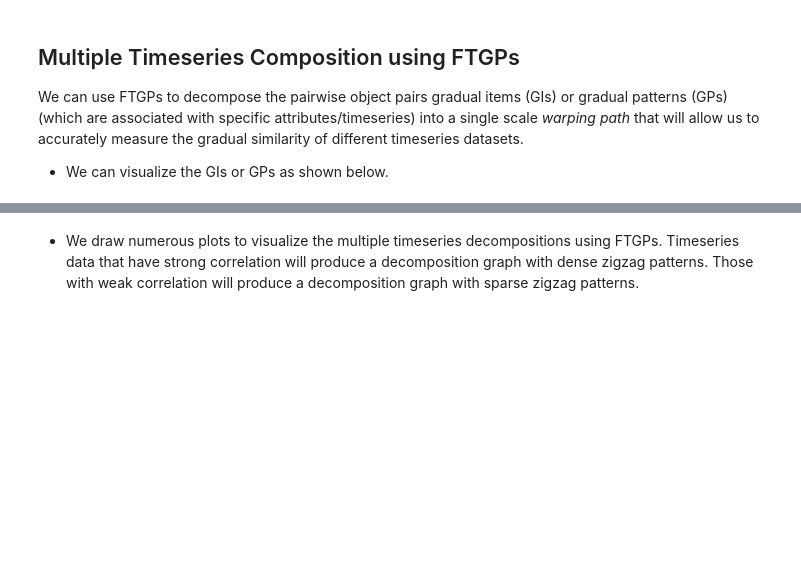
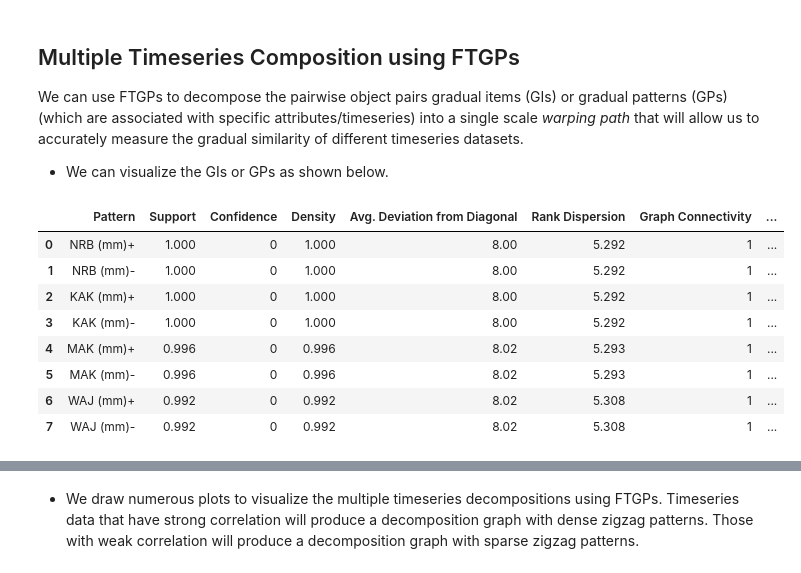
Before and after one commit to owuordickson/t-graank, a Jupyter notebook: analysis/ftgp_composition.ipynb, the cells around one changed output, grey strips where cells are left out. Cells and saved outputs as stored; diff of their text form; code cells hidden in the pictures; blank space fills up the shorter version.

```diff
--- a/analysis/ftgp_composition.ipynb
+++ b/analysis/ftgp_composition.ipynb
@@ -125 +156,27 @@ evi_warping_set = evi_grad.mining_engine.warping_set
+# %%
+lst_rows = []
+for gi_str in list(rain_warping_set.keys()):
+    gp = GP()
+    gi = GI.from_string(gi_str)
+    col_name = f"{rain_grad.mining_engine.titles[gi.attribute_col]}{gi.symbol}"
+    gp.add_gradual_item(gi)
+    gp.support = rain_grad.mining_engine.valid_bins[gi_str].support
+    gp.confidence = rain_grad.mining_engine.valid_bins[gi_str].confidence
+    gp.compute_descriptors(rain_warping_set[gi_str], rain_grad.mining_engine.row_count)
+    temp_row = gp.get_computed_descriptors(descriptor_title=True)
+    temp_row.append("{'Pattern': "+col_name+"}")
+    lst_rows.append(temp_row)
+    #print(f"{temp_row}\n")
+gi_rain_df = create_df(lst_rows)
+gi_rain_df
+# %% [output]
+|  | Pattern | Support | Confidence | Density | Avg. Deviation from Diagonal | Rank Dispersion | Graph Connectivity | ... |
+| 0 | NRB (mm)+ | 1.000 | 0 | 1.000 | 8.00 | 5.292 | 1 | ... |
+| 1 | NRB (mm)- | 1.000 | 0 | 1.000 | 8.00 | 5.292 | 1 | ... |
+| 2 | KAK (mm)+ | 1.000 | 0 | 1.000 | 8.00 | 5.292 | 1 | ... |
+| 3 | KAK (mm)- | 1.000 | 0 | 1.000 | 8.00 | 5.292 | 1 | ... |
+| 4 | MAK (mm)+ | 0.996 | 0 | 0.996 | 8.02 | 5.293 | 1 | ... |
+| 5 | MAK (mm)- | 0.996 | 0 | 0.996 | 8.02 | 5.293 | 1 | ... |
+| 6 | WAJ (mm)+ | 0.992 | 0 | 0.992 | 8.02 | 5.308 | 1 | ... |
+| 7 | WAJ (mm)- | 0.992 | 0 | 0.992 | 8.02 | 5.308 | 1 | ... |
 # %%
```
Also changed, not shown: parts of 3 cells of this notebook.
